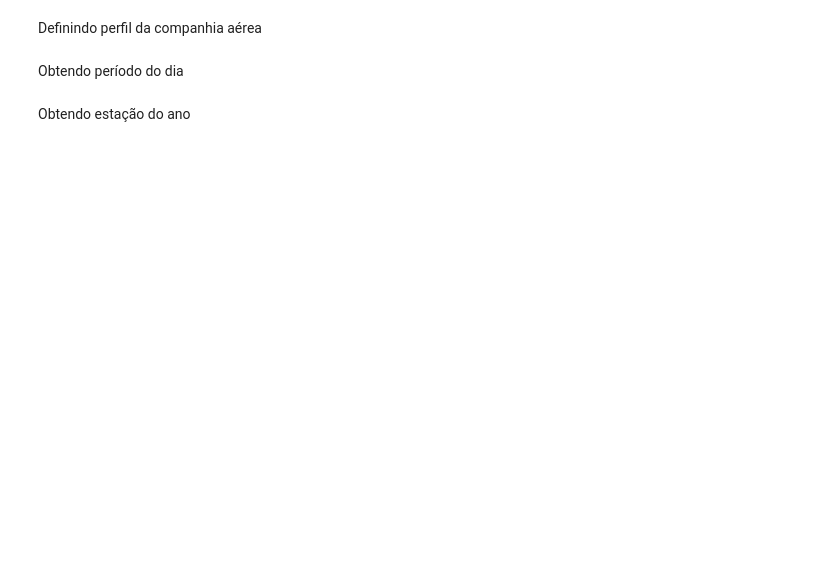
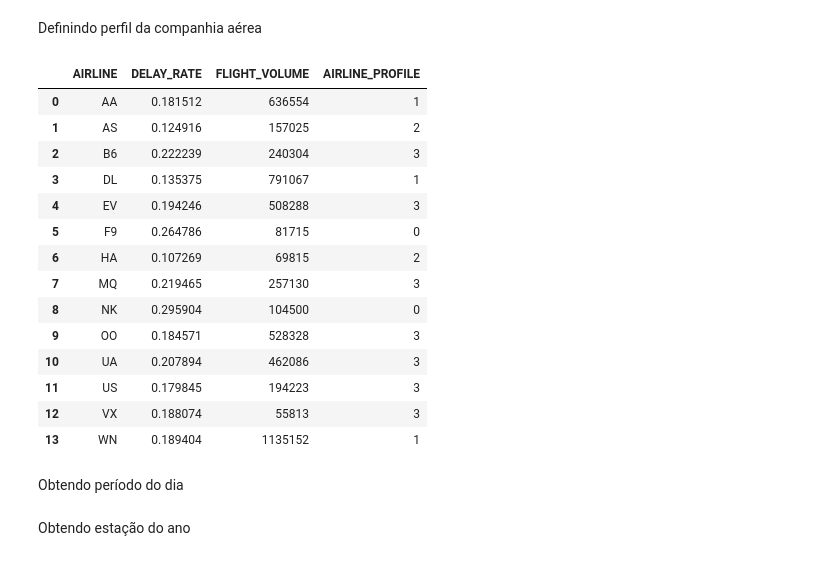
Before and after one commit to postech-mlengineering/postech-ml-engineering-fase-3-tech-challenge, a Jupyter notebook: notebooks/feature_engineering.ipynb, the cells around one changed output. Drawn from its saved outputs; the diff is of its cells as text; code cells hidden in the pictures; blank space fills up the shorter version.

```diff
--- a/notebooks/feature_engineering.ipynb
+++ b/notebooks/feature_engineering.ipynb
@@ -14,20 +14,18 @@ from sklearn.preprocessing import OrdinalEncoder
 
 pd.set_option('display.max_columns', None)
 # %%
-def find_best_k(df, variables, max_k=10):
+def find_best_k(scaled_data, max_k=10):
     k_range = range(1, max_k + 1)
     sse = []
-    data = df[variables]
 
     for i in k_range:
-        kmeans = KMeans(n_clusters=i, random_state=0, n_init='auto')
-        kmeans.fit(data)
+        kmeans = KMeans(n_clusters=i, random_state=42, n_init=10)
+        kmeans.fit(scaled_data)
         sse.append(kmeans.inertia_)
 
+    # Identifica o "joelho" (elbow) na curva de SSE
     kl = KneeLocator(k_range, sse, curve='convex', direction='decreasing')
-    best_k = kl.elbow
-
-    return best_k
+    return kl.elbow
 # %%
 #importando dados
 df = pd.read_pickle('../data/curated/data.pkl')
@@ -136,12 +180,36 @@ Definindo perfil da companhia aérea
 # %%
 df_airline_profile = df.groupby('AIRLINE').agg({
     'IS_DELAYED': ['mean', 'count']
 }).reset_index()
+
 df_airline_profile.columns = ['AIRLINE', 'DELAY_RATE', 'FLIGHT_VOLUME']
 
-n_clusters = find_best_k(df_airline_profile, ['DELAY_RATE', 'FLIGHT_VOLUME'])
-kmeans = KMeans(n_clusters=n_clusters, random_state=42)
-df_airline_profile['AIRLINE_PROFILE'] = kmeans.fit_predict(df_airline_profile[['DELAY_RATE', 'FLIGHT_VOLUME']])
+scaler = StandardScaler()
+features_to_scale = ['DELAY_RATE', 'FLIGHT_VOLUME']
+df_scaled = scaler.fit_transform(df_airline_profile[features_to_scale])
+
+n_clusters = find_best_k(df_scaled)
+
+kmeans = KMeans(n_clusters=n_clusters, random_state=42, n_init=10)
+df_airline_profile['AIRLINE_PROFILE'] = kmeans.fit_predict(df_scaled)
+
+df_airline_profile
+# %% [output]
+|  | AIRLINE | DELAY_RATE | FLIGHT_VOLUME | AIRLINE_PROFILE |
+| 0 | AA | 0.181512 | 636554 | 1 |
+| 1 | AS | 0.124916 | 157025 | 2 |
+| 2 | B6 | 0.222239 | 240304 | 3 |
+| 3 | DL | 0.135375 | 791067 | 1 |
+| 4 | EV | 0.194246 | 508288 | 3 |
+| 5 | F9 | 0.264786 | 81715 | 0 |
+| 6 | HA | 0.107269 | 69815 | 2 |
+| 7 | MQ | 0.219465 | 257130 | 3 |
+| 8 | NK | 0.295904 | 104500 | 0 |
+| 9 | OO | 0.184571 | 528328 | 3 |
+| 10 | UA | 0.207894 | 462086 | 3 |
+| 11 | US | 0.179845 | 194223 | 3 |
+| 12 | VX | 0.188074 | 55813 | 3 |
+| 13 | WN | 0.189404 | 1135152 | 1 |
 # %%
 fig = px.scatter(
     df_airline_profile,
```
Also changed, not shown: parts of 14 cells of this notebook, 2 other files.
